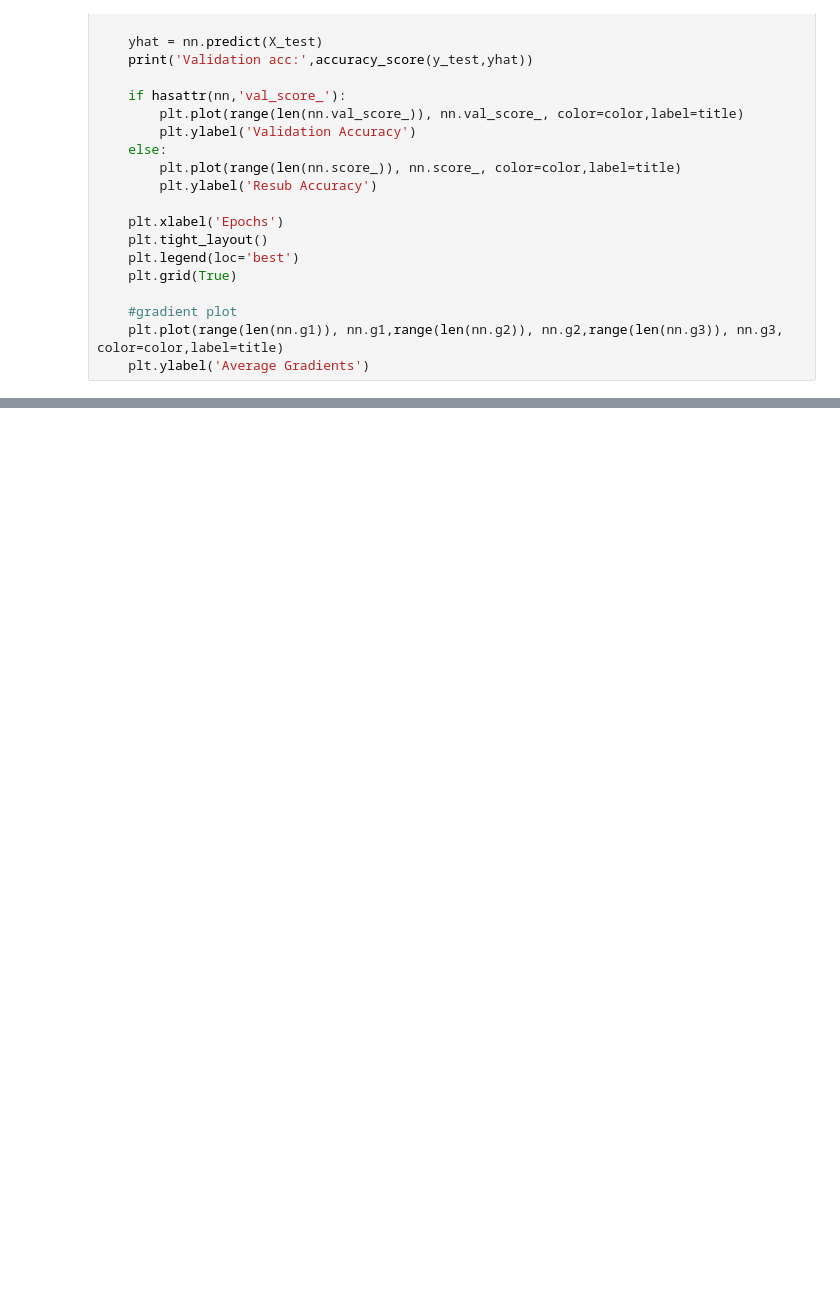
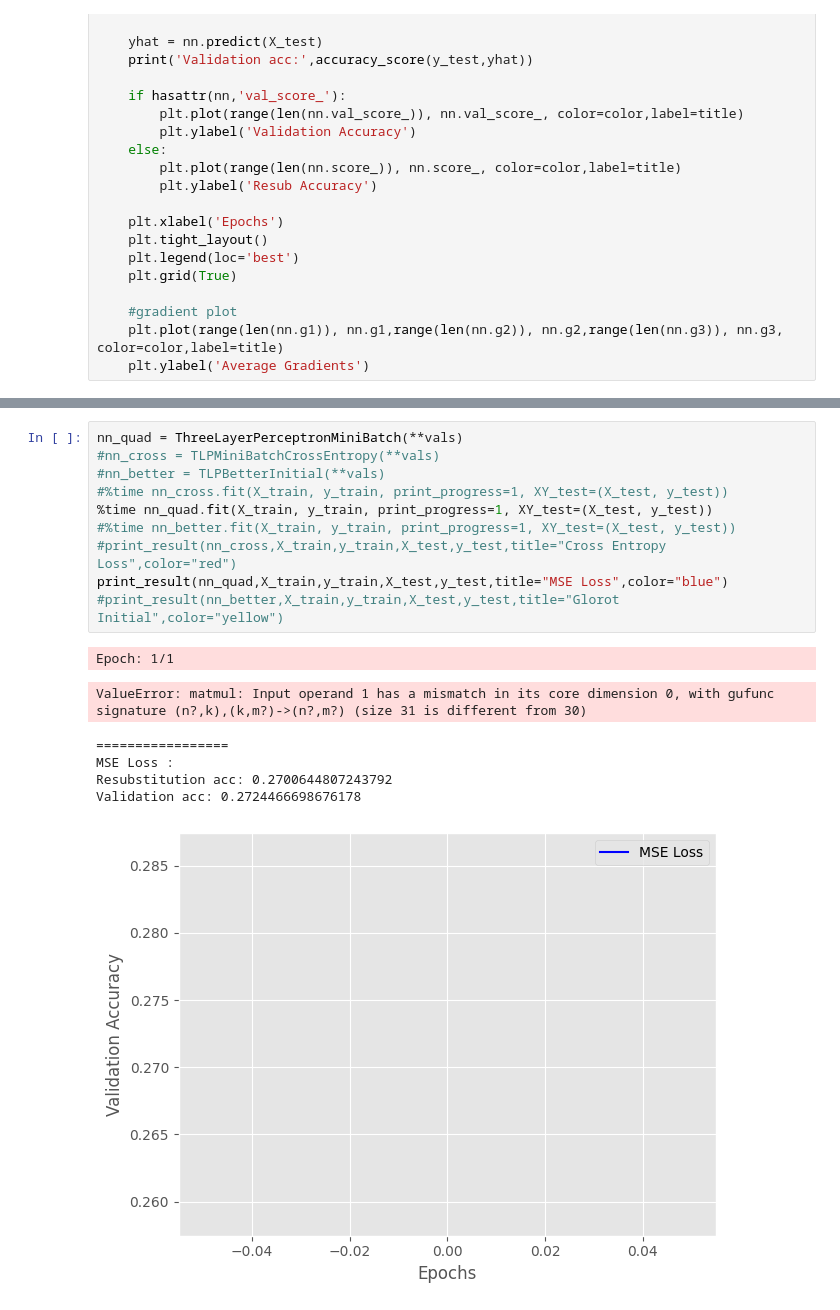
Before and after one commit to bennyandthejetss/ML_lab4, a Jupyter notebook: Lab4.ipynb, the cells around one changed output, grey strips where cells are left out. Cells and saved outputs as stored; diff of their text form; blank space fills up the shorter version.

Commit message:
Third Layer Started

```diff
--- a/Lab4.ipynb
+++ b/Lab4.ipynb
@@ -871,0 +803,18 @@ def print_grad(nn,X_train,y_train,X_test,y_test,title="",color="red"):
+# %%
+nn_quad = ThreeLayerPerceptronMiniBatch(**vals)
+#nn_cross = TLPMiniBatchCrossEntropy(**vals)
+#nn_better = TLPBetterInitial(**vals)
+#%time nn_cross.fit(X_train, y_train, print_progress=1, XY_test=(X_test, y_test))
+%time nn_quad.fit(X_train, y_train, print_progress=1, XY_test=(X_test, y_test))
+#%time nn_better.fit(X_train, y_train, print_progress=1, XY_test=(X_test, y_test))
+#print_result(nn_cross,X_train,y_train,X_test,y_test,title="Cross Entropy Loss",color="red")
+print_result(nn_quad,X_train,y_train,X_test,y_test,title="MSE Loss",color="blue")
+#print_result(nn_better,X_train,y_train,X_test,y_test,title="Glorot Initial",color="yellow")
+# %% [output]
+Epoch: 1/1
+ValueError: matmul: Input operand 1 has a mismatch in its core dimension 0, with gufunc signature (n?,k),(k,m?)->(n?,m?) (size 31 is different from 30)
+=================
+MSE Loss :
+Resubstitution acc: 0.2700644807243792
+Validation acc: 0.2724466698676178
+[figure, added]
```
Also changed, not shown: parts of 6 cells of this notebook.
